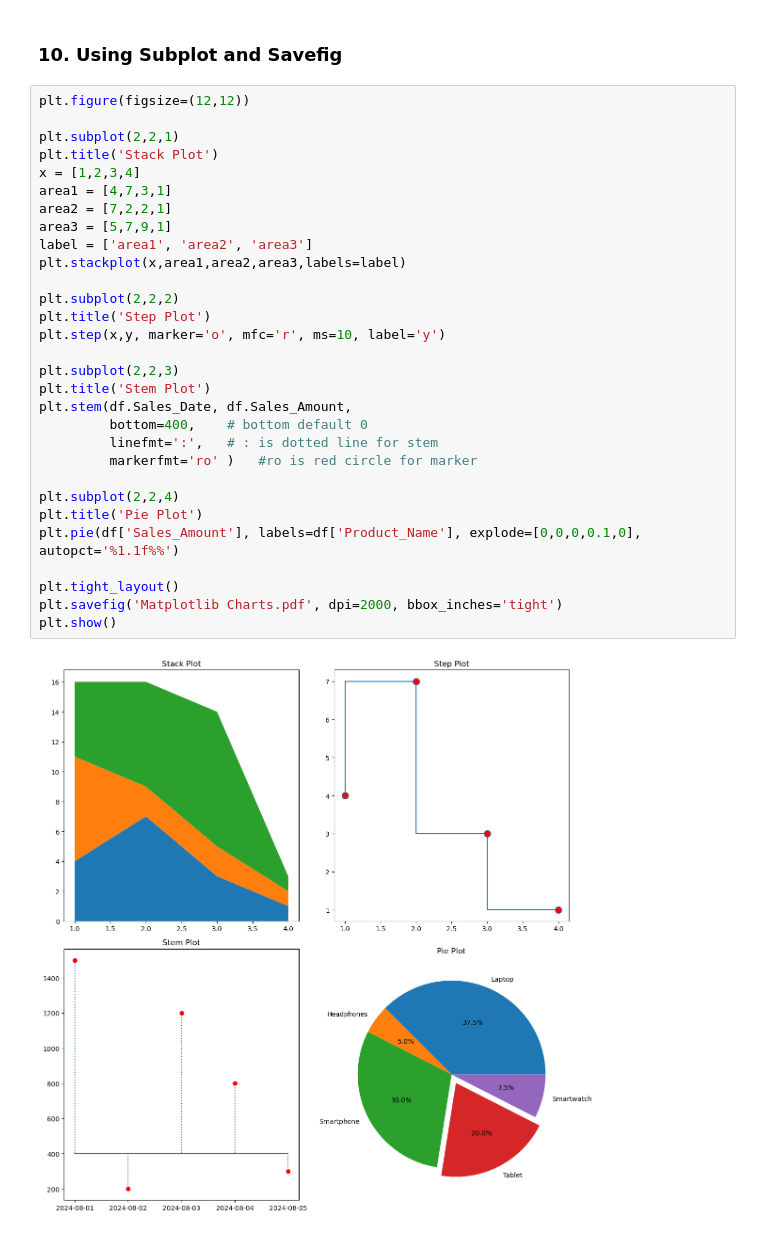
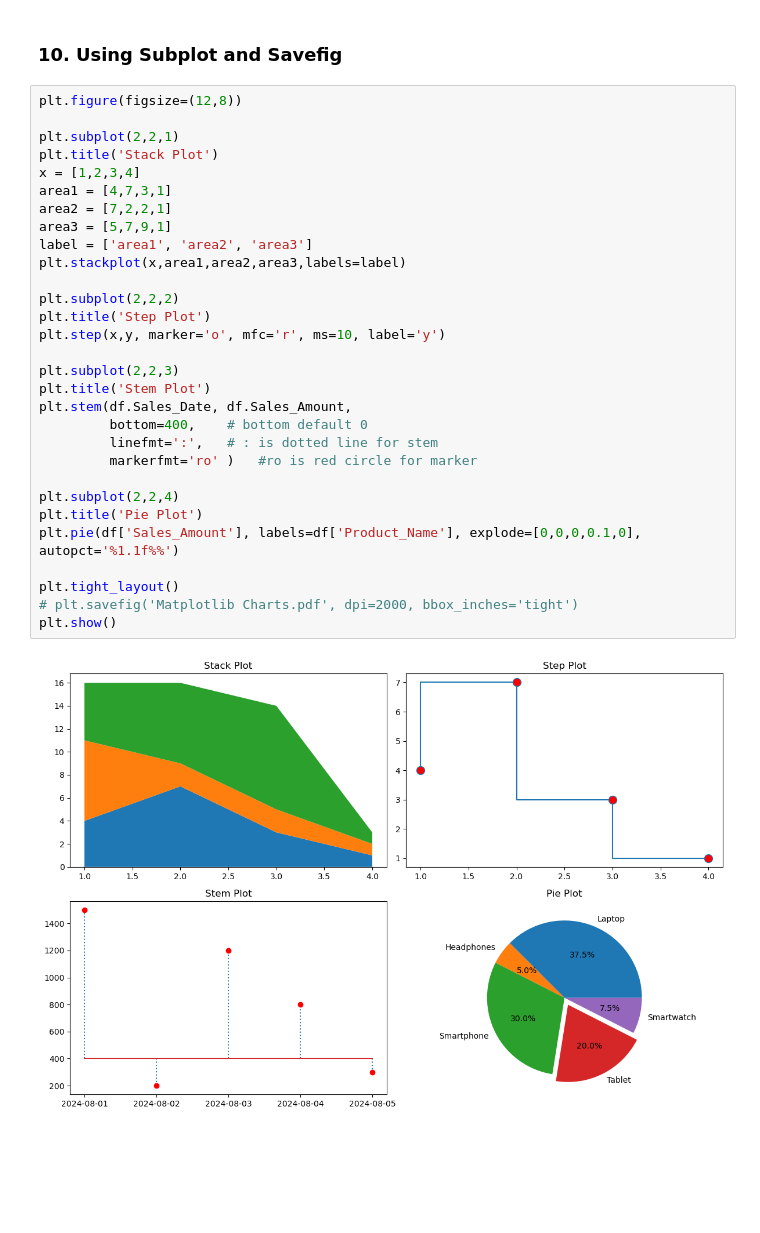
Before and after one commit to pravatn01/Matplotlib-Data-VIz, a Jupyter notebook: data_viz.ipynb, the cells around one changed output. Drawn from its saved outputs; the diff is of its cells as text; blank space fills up the shorter version.

```diff
--- a/data_viz.ipynb
+++ b/data_viz.ipynb
@@ -223,34 +223,34 @@ plt.show()
 # %% [markdown]
 ### 10. Using Subplot and Savefig
 # %%
-plt.figure(figsize=(12,12))
+plt.figure(figsize=(12,8))
 
 plt.subplot(2,2,1)
 plt.title('Stack Plot')
 x = [1,2,3,4]
 area1 = [4,7,3,1]
 area2 = [7,2,2,1]
 area3 = [5,7,9,1]
 label = ['area1', 'area2', 'area3']
 plt.stackplot(x,area1,area2,area3,labels=label)
 
 plt.subplot(2,2,2)
 plt.title('Step Plot')
 plt.step(x,y, marker='o', mfc='r', ms=10, label='y')
 
 plt.subplot(2,2,3)
 plt.title('Stem Plot')
 plt.stem(df.Sales_Date, df.Sales_Amount,
          bottom=400,    # bottom default 0
          linefmt=':',   # : is dotted line for stem
          markerfmt='ro' )   #ro is red circle for marker
 
 plt.subplot(2,2,4)
 plt.title('Pie Plot')
 plt.pie(df['Sales_Amount'], labels=df['Product_Name'], explode=[0,0,0,0.1,0], autopct='%1.1f%%')
 
 plt.tight_layout()
-plt.savefig('Matplotlib Charts.pdf', dpi=2000, bbox_inches='tight')
+# plt.savefig('Matplotlib Charts.pdf', dpi=2000, bbox_inches='tight')
 plt.show()
 # %% [output]
-[figure, old version]
+[figure, new version]
```
Also changed, not shown: parts of 2 cells of this notebook, 1 other file.
